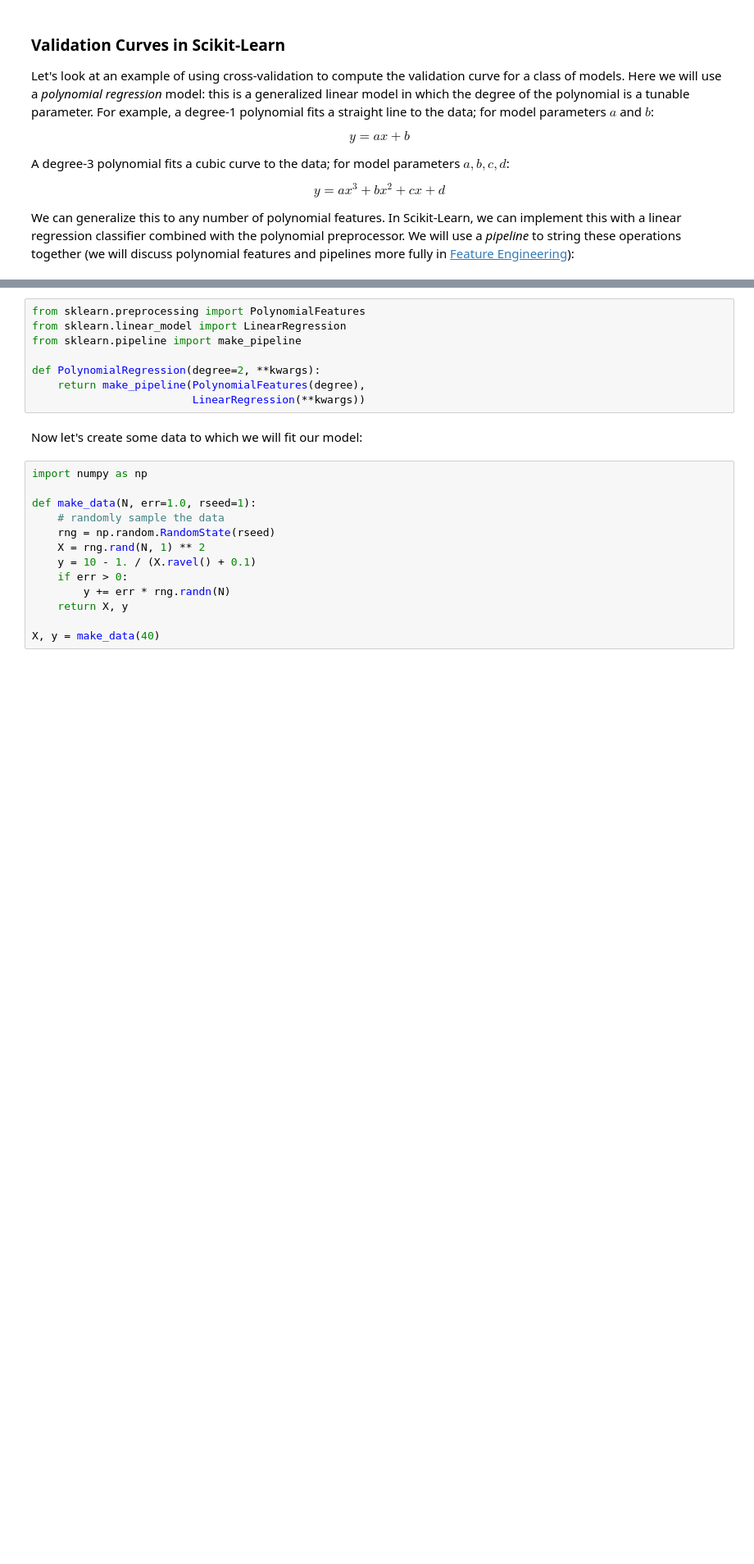
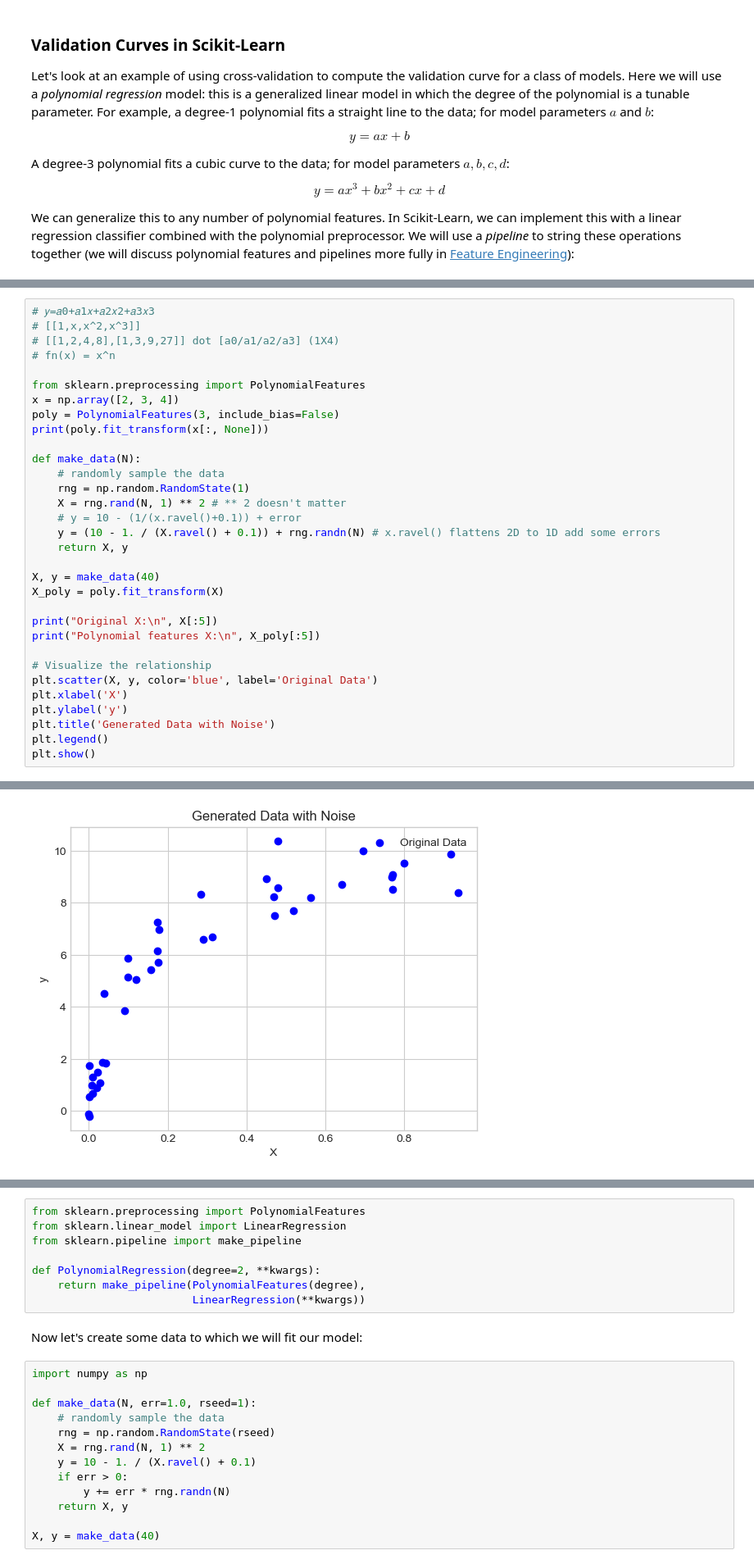
Before and after one commit to masumahmedeesa/Python-Programming-and-Basic-Data-Science, a Jupyter notebook: 19. Hyperparameters-and-Model-Validation.ipynb, the cells around one changed output, grey strips where cells are left out. Shown at 82% size. Saved outputs shown, nothing was run; the diff lists cells and outputs as text; blank space fills up the shorter version.

```diff
--- a/19. Hyperparameters-and-Model-Validation.ipynb
+++ b/19. Hyperparameters-and-Model-Validation.ipynb
@@ -531,0 +664,33 @@ We will use a *pipeline* to string these operations together (we will discuss po
+# %%
+# 𝑦=𝑎0+𝑎1𝑥+𝑎2𝑥2+𝑎3𝑥3
+# [[1,x,x^2,x^3]]
+# [[1,2,4,8],[1,3,9,27]] dot [a0/a1/a2/a3] (1X4)
+# fn(x) = x^n
+
+from sklearn.preprocessing import PolynomialFeatures
+x = np.array([2, 3, 4])
+poly = PolynomialFeatures(3, include_bias=False)
+print(poly.fit_transform(x[:, None]))
+
+def make_data(N):
+    # randomly sample the data
+    rng = np.random.RandomState(1)
+    X = rng.rand(N, 1) ** 2 # ** 2 doesn't matter
+    # y = 10 - (1/(x.ravel()+0.1)) + error
+    y = (10 - 1. / (X.ravel() + 0.1)) + rng.randn(N) # x.ravel() flattens 2D to 1D add some errors
+    return X, y
+
+X, y = make_data(40)
+X_poly = poly.fit_transform(X)
+
+print("Original X:\n", X[:5])
+print("Polynomial features X:\n", X_poly[:5])
+
+# Visualize the relationship
+plt.scatter(X, y, color='blue', label='Original Data')
+plt.xlabel('X')
+plt.ylabel('y')
+plt.title('Generated Data with Noise')
+plt.legend()
+plt.show()
+# %% [output]
@@ -531,0 +712 @@ We will use a *pipeline* to string these operations together (we will discuss po
+[figure, added]
```
Also changed, not shown: parts of 12 cells of this notebook, 1 other file.
